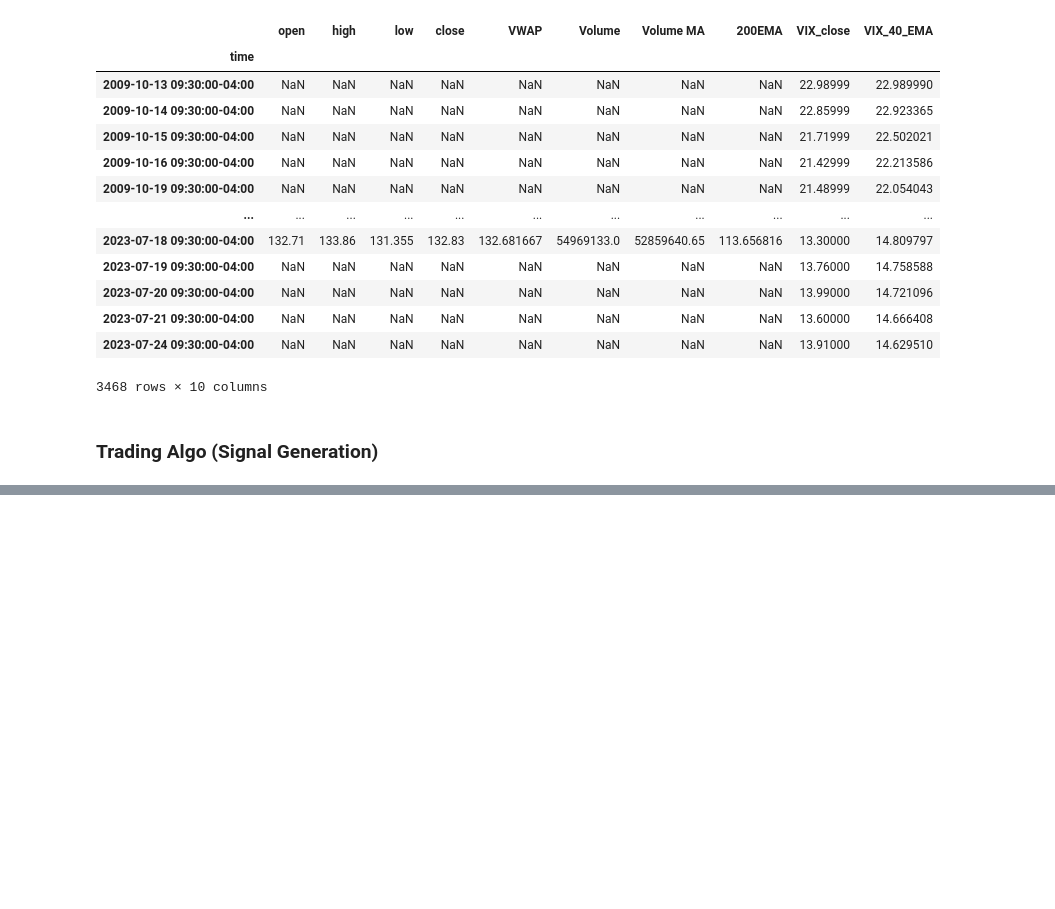
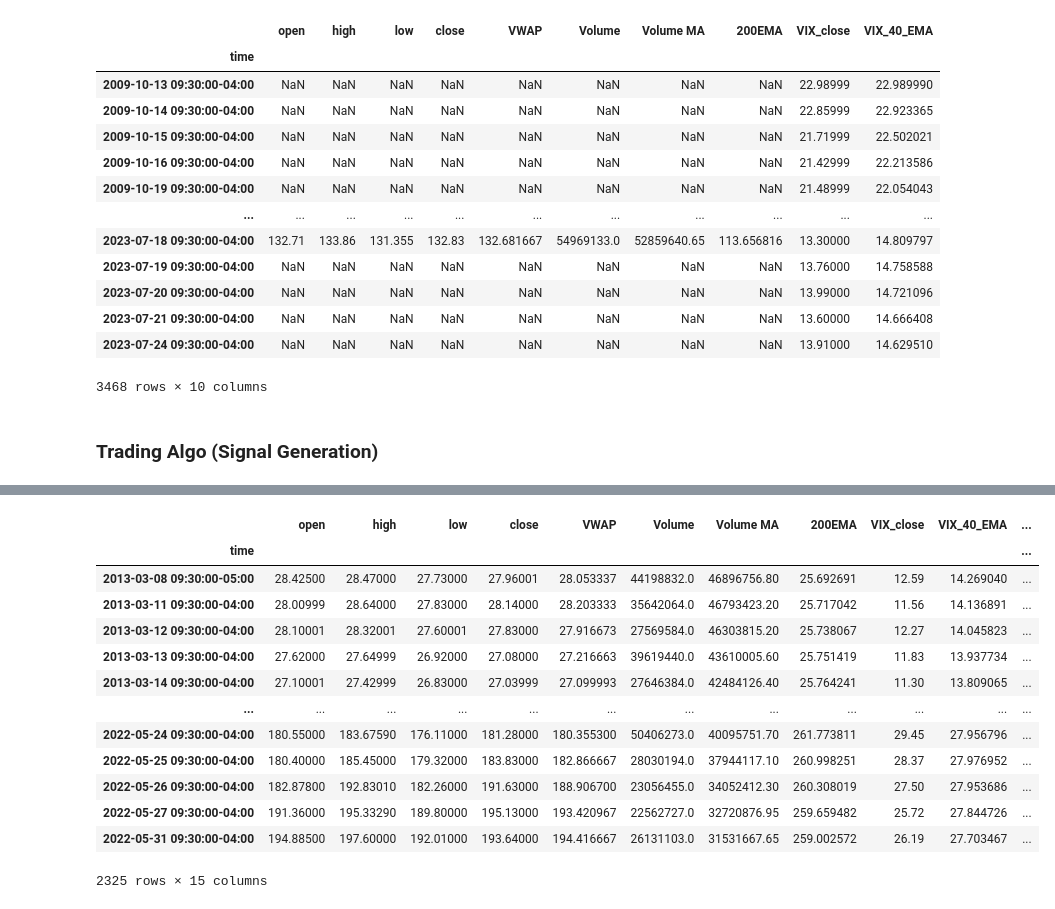
Before and after one commit to mattgifs/Project2, a Jupyter notebook: 03_ML_trading_algo.ipynb, the cells around one changed output, grey strips where cells are left out. Saved outputs shown, nothing was run; the diff lists cells and outputs as text; code cells hidden in the pictures; blank space fills up the shorter version.

```diff
--- a/03_ML_trading_algo.ipynb
+++ b/03_ML_trading_algo.ipynb
@@ -290,0 +334,39 @@ AttributeError: 'NoneType' object has no attribute 'head'
+# %%
+# Create Month and Year cols based on index
+meta_df_filt['Month'] = meta_df_filt.index.month
+meta_df_filt['Year'] = meta_df_filt.index.year
+
+# Create Month and Year cols based on index (after formatting index as datetime)
+meta_trend.index = pd.to_datetime(meta_trend.index)
+meta_trend['Month'] = meta_trend.index.month
+meta_trend['Year'] = meta_trend.index.year
+
+#Create placeholder column for search trend data
+meta_df_filt['META_search_trends'] = 0
+
+# Create a dictionary from df2 where col1 and col2 are the keys, and value_df2 is the value
+mapping_dict = meta_trend.set_index(['Month', 'Year'])['META_search_trends'].to_dict()
+
+# Map the values from df2 to df1 based on col1 and col2
+meta_df_filt['META_search_trends'] = meta_df_filt.apply(lambda x: mapping_dict.get((x['Month'], x['Year']), x['META_search_trends']), axis=1)
+
+# Drop month & year columns
+meta_df_filt = meta_df_filt.drop(columns=['Month','Year'])
+
+# The df1 will now have values from df2 mapped based on matching col1 and col2.
+meta_df_filt
+# %% [output]
+|  | open | high | low | close | VWAP | Volume | Volume MA | 200EMA | VIX_close | VIX_40_EMA | ... |
+| time |  |  |  |  |  |  |  |  |  |  | ... |
+| 2013-03-08 09:30:00-05:00 | 28.42500 | 28.47000 | 27.73000 | 27.96001 | 28.053337 | 44198832.0 | 46896756.80 | 25.692691 | 12.59 | 14.269040 | ... |
+| 2013-03-11 09:30:00-04:00 | 28.00999 | 28.64000 | 27.83000 | 28.14000 | 28.203333 | 35642064.0 | 46793423.20 | 25.717042 | 11.56 | 14.136891 | ... |
+| 2013-03-12 09:30:00-04:00 | 28.10001 | 28.32001 | 27.60001 | 27.83000 | 27.916673 | 27569584.0 | 46303815.20 | 25.738067 | 12.27 | 14.045823 | ... |
+| 2013-03-13 09:30:00-04:00 | 27.62000 | 27.64999 | 26.92000 | 27.08000 | 27.216663 | 39619440.0 | 43610005.60 | 25.751419 | 11.83 | 13.937734 | ... |
+| 2013-03-14 09:30:00-04:00 | 27.10001 | 27.42999 | 26.83000 | 27.03999 | 27.099993 | 27646384.0 | 42484126.40 | 25.764241 | 11.30 | 13.809065 | ... |
+| ... | ... | ... | ... | ... | ... | ... | ... | ... | ... | ... | ... |
+| 2022-05-24 09:30:00-04:00 | 180.55000 | 183.67590 | 176.11000 | 181.28000 | 180.355300 | 50406273.0 | 40095751.70 | 261.773811 | 29.45 | 27.956796 | ... |
+| 2022-05-25 09:30:00-04:00 | 180.40000 | 185.45000 | 179.32000 | 183.83000 | 182.866667 | 28030194.0 | 37944117.10 | 260.998251 | 28.37 | 27.976952 | ... |
+| 2022-05-26 09:30:00-04:00 | 182.87800 | 192.83010 | 182.26000 | 191.63000 | 188.906700 | 23056455.0 | 34052412.30 | 260.308019 | 27.50 | 27.953686 | ... |
+| 2022-05-27 09:30:00-04:00 | 191.36000 | 195.33290 | 189.80000 | 195.13000 | 193.420967 | 22562727.0 | 32720876.95 | 259.659482 | 25.72 | 27.844726 | ... |
+| 2022-05-31 09:30:00-04:00 | 194.88500 | 197.60000 | 192.01000 | 193.64000 | 194.416667 | 26131103.0 | 31531667.65 | 259.002572 | 26.19 | 27.703467 | ... |
+2325 rows × 15 columns
```
Also changed, not shown: parts of 7 cells of this notebook, 1 other file.
